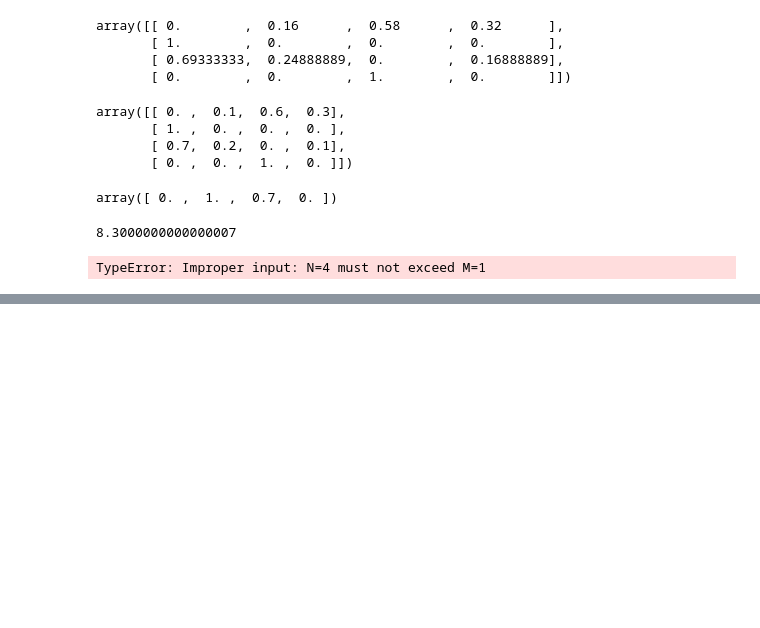
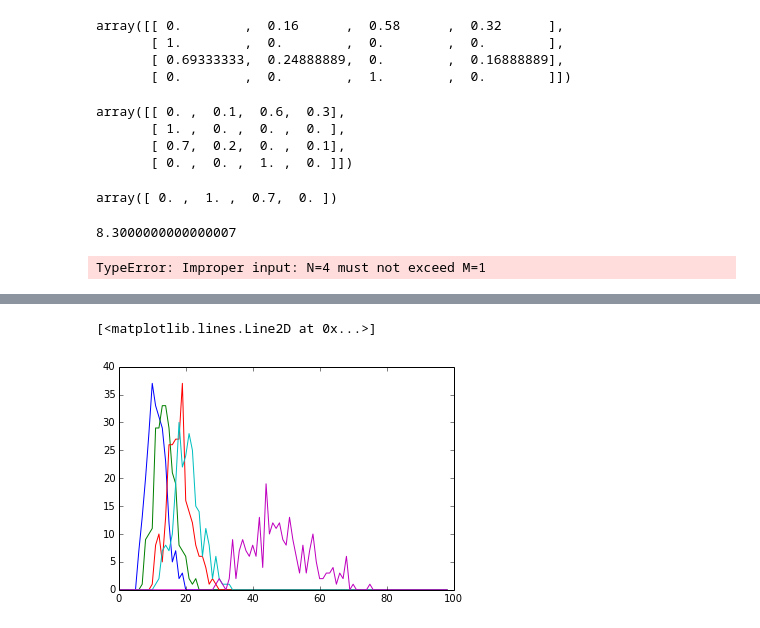
Before and after one commit to athuras/relay, a Jupyter notebook: lambda_agent/pysrc/behaviour_learning/Behaviour Learning.ipynb, the cells around one changed output, grey strips where cells are left out. Cells and saved outputs as stored; diff of their text form; code cells hidden in the pictures; blank space fills up the shorter version.

```diff
--- a/lambda_agent/pysrc/behaviour_learning/Behaviour Learning.ipynb
+++ b/lambda_agent/pysrc/behaviour_learning/Behaviour Learning.ipynb
@@ -262,5 +227,10 @@ TypeError: Improper input: N=4 must not exceed M=1
 # stuff
 
 b = np.array([1, 2, 0])#nbr_arr
-x = np.array([1, 1, 1])#counts_arr
-A = b * x[np.newaxis].T * np.linalg.pinv(x*x[np.newaxis].T) #* (bhvr_arr > 0))
+x = np.array([.1, .3, .6])#counts_arr
+
+xx = np.linalg.pinv(x*x[np.newaxis].T)
+bx = b*x[None].T
+
+A = bx.dot(xx) #* (bhvr_arr > 0))
+A
@@ -285,0 +384,48 @@ np.linalg.pinv(x*x[np.newaxis].T), x*x[np.newaxis].T
+# %%
+# x = counts_arr
+# #p = bhvr_arr
+# y_true = nbr_counts[0]
+# y_est = ((bhvr_arr[:,0].T * counts_arr)).sum()
+# p0 = bhvr_arr[:,0]
+# y_est
+
+gamm, min_time, A, B, C, D, E = generate_nbr_signals(1000, 60, 1.2, 400)
+
+# from the time delay least squares solution
+shape, loc, scale, gain = (2.0,5.0,2.0,0.9)
+
+edges = ((2, 0, (shape, loc, scale, gain)),(3, 1, (shape, loc, scale, gain)),
+         (0, 2, (shape, loc, scale, gain)),(1, 3, (shape, loc, scale, gain)))
+
+bins = np.linspace(0, 100, 100)
+hA = np.histogram(A, bins)[0]
+hB = np.histogram(B, bins)[0]
+hC = np.histogram(C, bins)[0]
+hD = np.histogram(D, bins)[0]
+hE = np.histogram(E, bins)[0]
+
+# nbr_signals = ([hA, hB, hC], [hB, hC, hA], [hC, hA, hB],[hC, hB, hA],)
+nbr_in_sigs = np.array([hE, hE*1.05, hE*0.9, hE*1.15])
+in_sigs = np.array([hA, hB, hC, hD])
+
+bhvr_past = ((0, 1, 0.1), (0, 2, 0.6), (0, 3, 0.3), (3, 2, 1),
+             (1, 0, 1), (2, 1, 0.2), (2, 0, 0.7), (2, 3, 0.1))
+bhvr_arr = np.zeros([4,4])
+for item in bhvr_past:
+    bhvr_arr[item[0],item[1]] = item[2]
+
+plt.plot(hA)
+plt.plot(hB)
+plt.plot(hC)
+plt.plot(hD)
+plt.plot(hE)
+
+
+# lsq = [leastsq(residuals, p0_i, args=(y_real, x)) for p0_i in p0]
+# lsq
+
+# # lsq = [leastsqbound(residuals, p0_i, args=(y_real, x),
+# #                     bounds=((0,1),(0,1),(0,1),)) for p0_i in p0]
+# %% [output]
+[<matplotlib.lines.Line2D at 0x...>]
+[figure, added]
```
Also changed, not shown: parts of 47 cells of this notebook, 3 other files.
